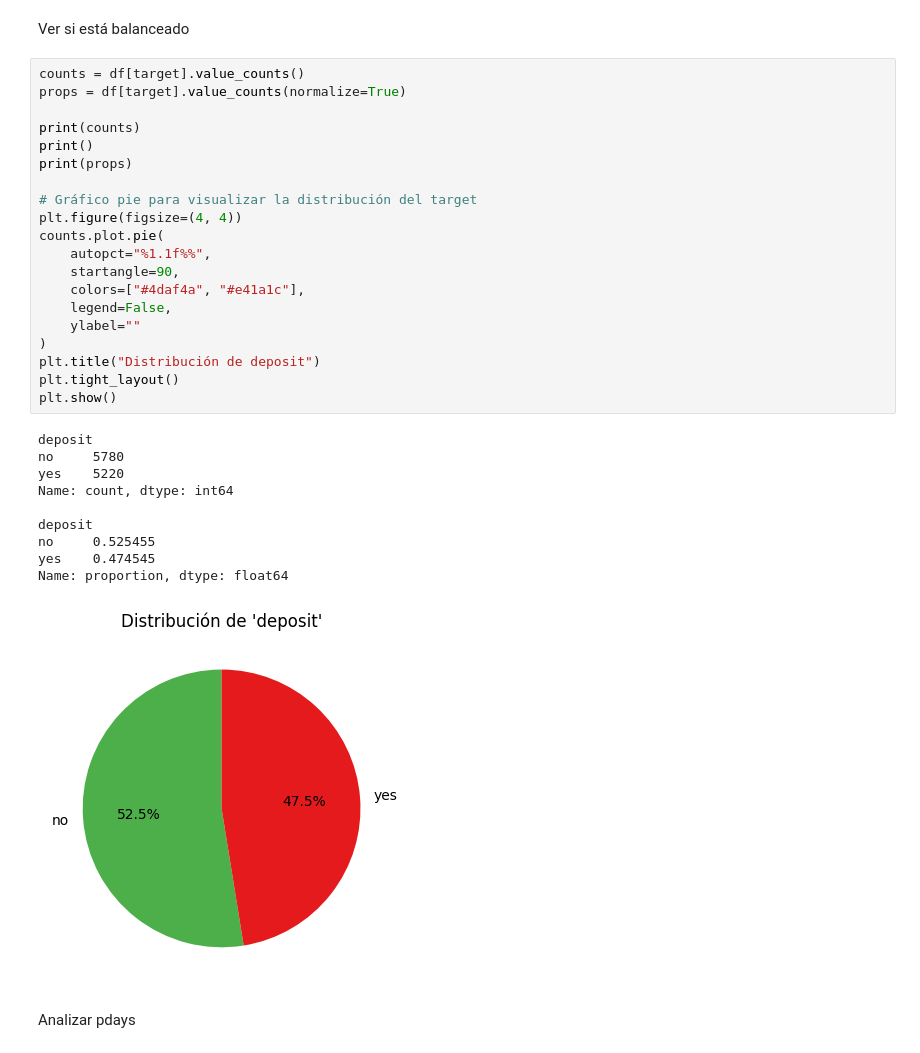
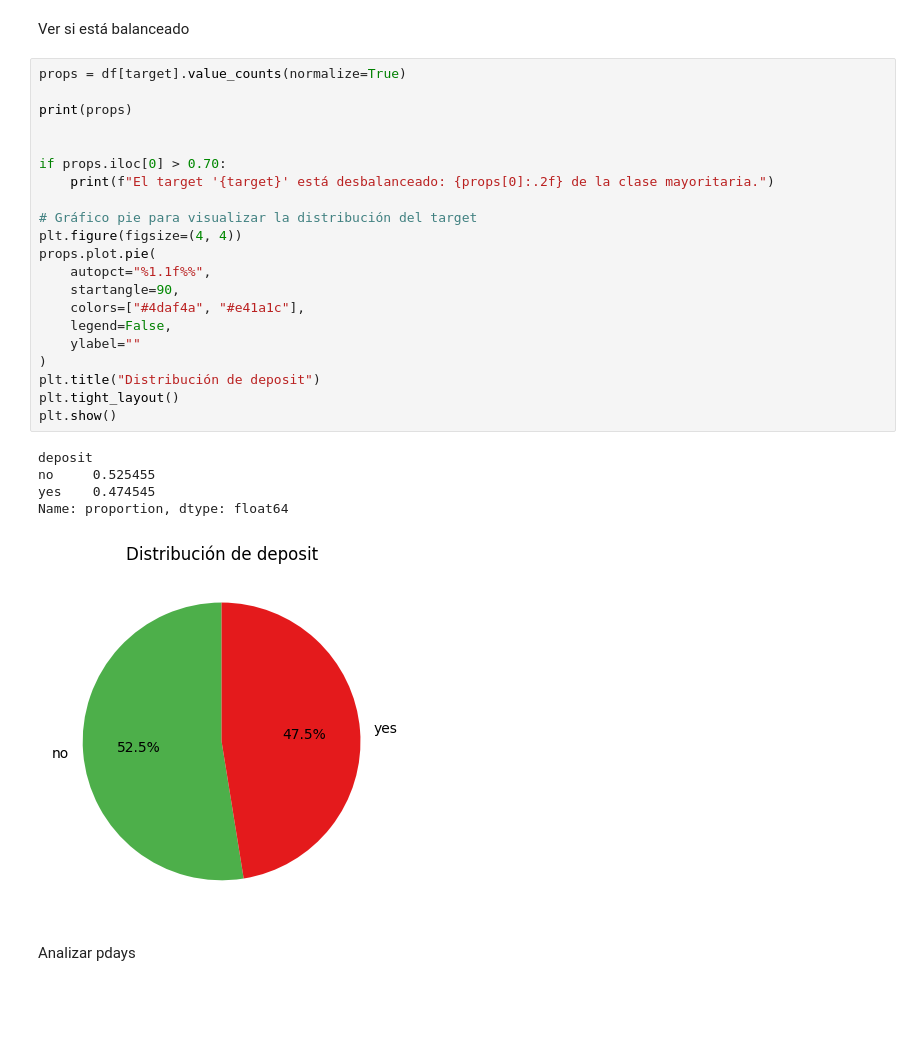
Before and after one commit to 100522155/Practica-Aprendizaje-autom-tico-g2, a Jupyter notebook: analisis.ipynb, the cells around one changed output. Cells and saved outputs as stored; diff of their text form; blank space fills up the shorter version.

```diff
--- a/analisis.ipynb
+++ b/analisis.ipynb
@@ -152,36 +150,32 @@ object
 # %% [markdown]
 Ver si está balanceado
 # %%
-counts = df[target].value_counts()
 props = df[target].value_counts(normalize=True)
 
-print(counts)
-print()
 print(props)
+
+
+if props.iloc[0] > 0.70:
+    print(f"El target '{target}' está desbalanceado: {props[0]:.2f} de la clase mayoritaria.")
 
 # Gráfico pie para visualizar la distribución del target
 plt.figure(figsize=(4, 4))
-counts.plot.pie(
+props.plot.pie(
     autopct="%1.1f%%",
     startangle=90,
     colors=["#4daf4a", "#e41a1c"],
     legend=False,
     ylabel=""
 )
 plt.title("Distribución de deposit")
 plt.tight_layout()
 plt.show()
 # %% [output]
-deposit
-no     5780
-yes    5220
-Name: count, dtype: int64
-
 deposit
 no     0.525455
 yes    0.474545
 Name: proportion, dtype: float64
-[figure, old version]
+[figure, new version]
 # %% [markdown]
 Analizar pdays
 # %%
```
Also changed, not shown: parts of 5 cells of this notebook.
